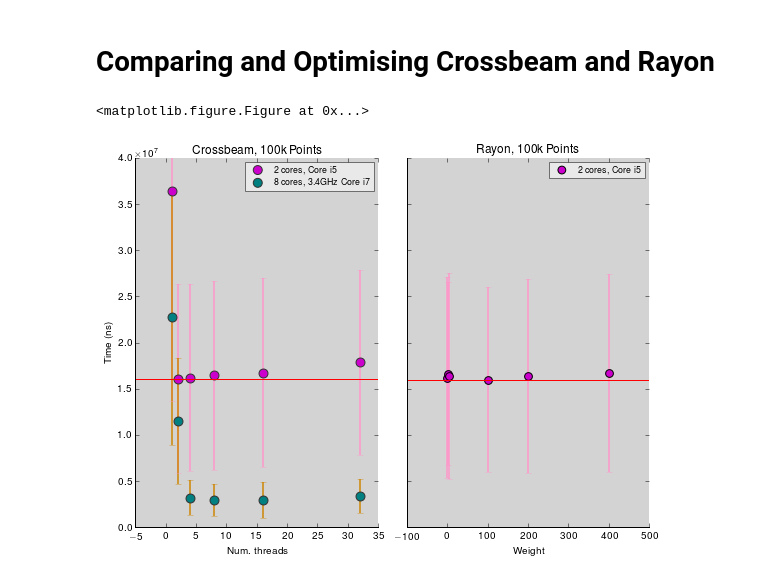
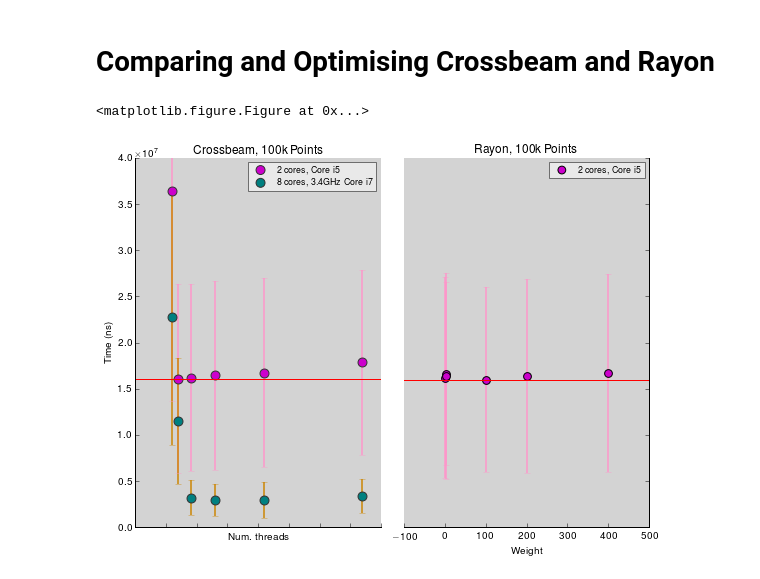
Before and after one commit to urschrei/lonlat_bng, a Jupyter notebook: rust_BNG.ipynb, the cells around one changed output. Cells and saved outputs as stored; diff of their text form; code cells hidden in the pictures.

Commit message:
Plot tweaks

```diff
--- a/rust_BNG.ipynb
+++ b/rust_BNG.ipynb
@@ -420,6 +420,24 @@ plt.xlabel("Num. threads")
 plt.axhline(df_cb.time.min(), color='red')
 ax1.spines['top'].set_visible(False)
 ax1.spines['right'].set_visible(False)
+
+# x ticks
+plt.tick_params(
+    axis='x',
+    which='both',
+    top='off',
+    bottom='on',
+    labelbottom='off')
+
+# y ticks
+plt.tick_params(
+    axis='y',
+    which='both',
+    left='on',
+    right='off',
+    labelbottom='on')
+
+
 plt.title("Crossbeam, 100k Points", fontsize=12)
 plt.tight_layout()
 
@@ -441,32 +459,50 @@ ax2.set_ylim(0, 40000000)
 plt.errorbar(df_ry['ivariable'].values, df_ry['time'].values, yerr=df_ry['error'].values,
     linestyle="None",
     color='#ff96ca',
     lw=2.,
     alpha=0.75,
     zorder=1
 )
 plt.xlabel("Weight")
 ax2.set_yticklabels([])
 plt.axhline(df_ry.time.min(), color='red')
 ax2.spines['top'].set_visible(False)
-ax2.spines['right'].set_visible(False)
+ax2.spines['right'].set_visible(True)
+ax2.spines['left'].set_visible(False)
 plt.title("Rayon, 100k Points", fontsize=12)
 
 leg = plt.legend(
     (rayon,),
     ('2 cores, Core i5',),
     loc='upper right',
     scatterpoints=1,
     fontsize=9)
 leg.get_frame().set_alpha(0.5)
 
+# x ticks
+# x ticks
+plt.tick_params(
+    axis='x',
+    which='both',
+    top='off',
+    bottom='on',
+    labelbottom='on')
+
+#  y ticks
+plt.tick_params(
+    axis='y',
+    which='both',
+    left='off',
+    right='on',
+    labelbottom='off')
+
 # output
 plt.tight_layout()
 plt.savefig(
     'crossbeam_v_rayon.png',
     format="png", bbox_inches='tight',
     alpha=True, dpi=100)
 plt.show()
 # %% [output]
 <matplotlib.figure.Figure at 0x...>
-[figure, old version]
+[figure, new version]
```
Also changed, not shown: 1 other file.
